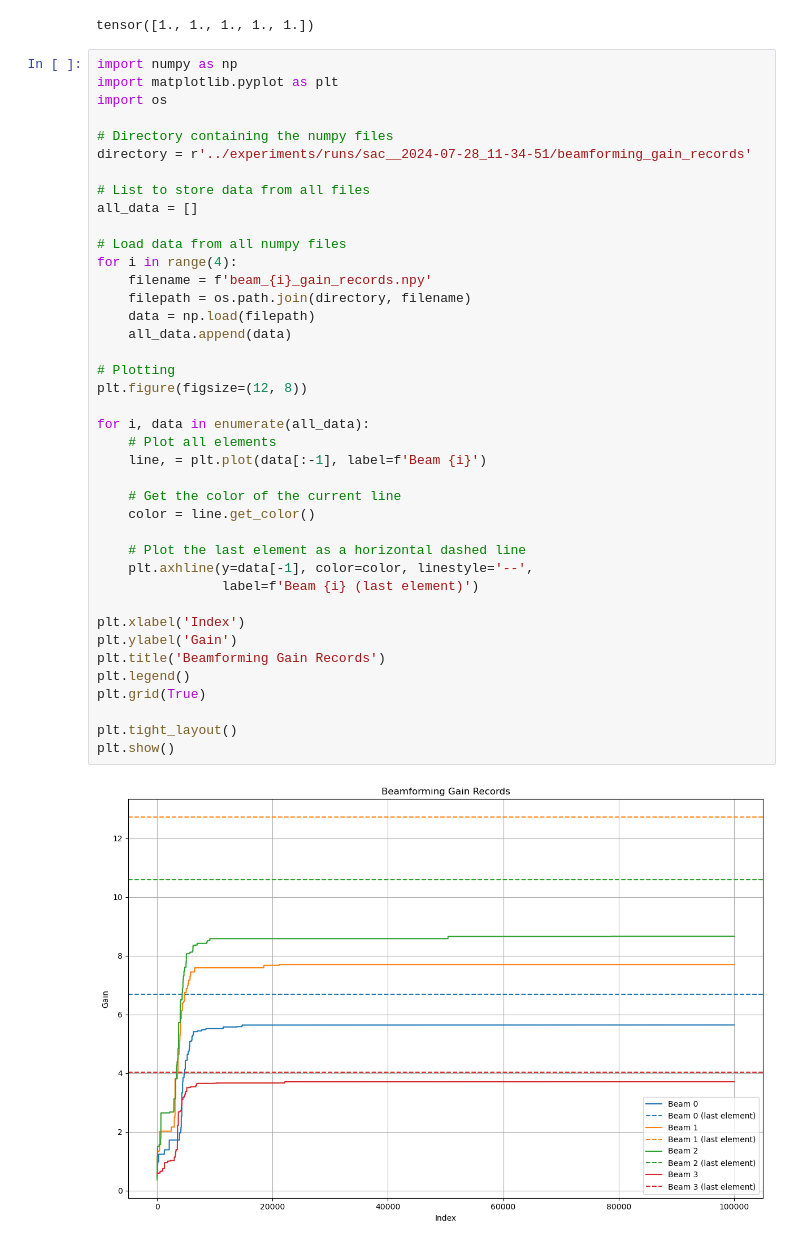
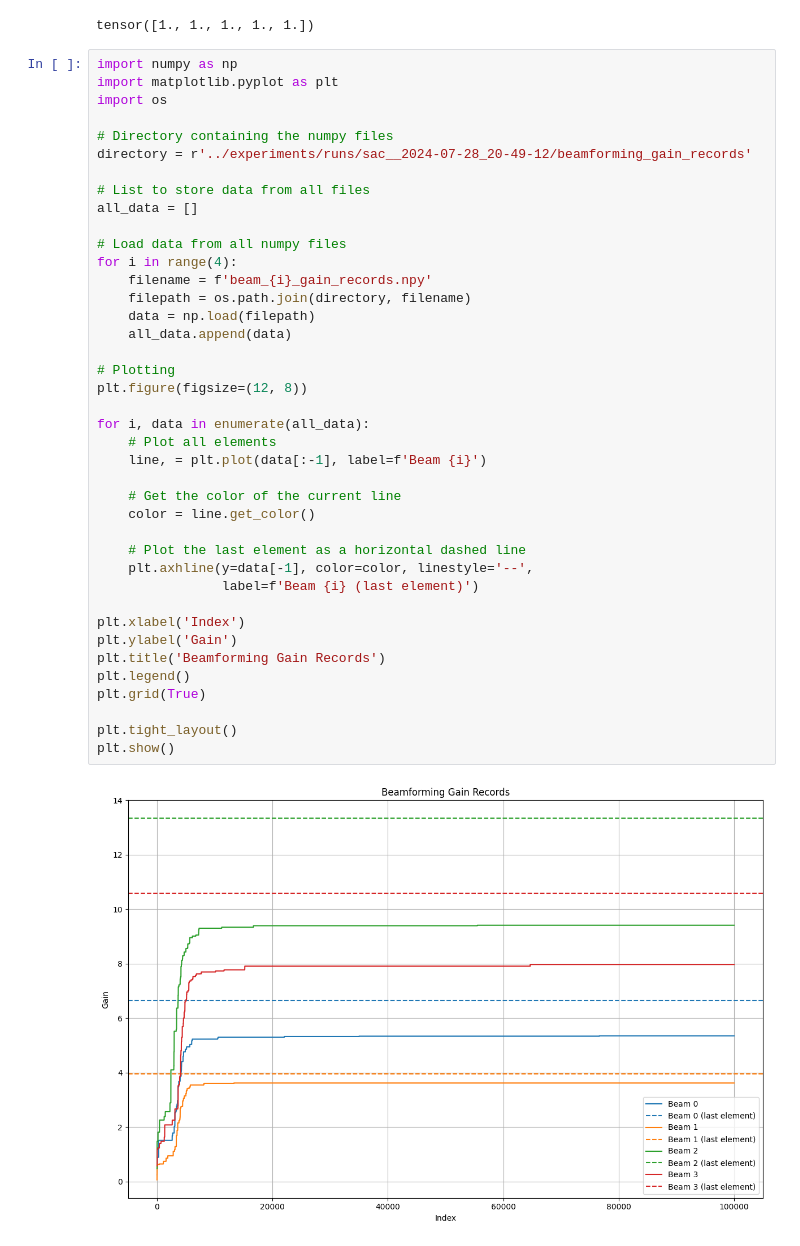
Before and after one commit to zakaria-narjis/beam-pattern-rlearning, a Jupyter notebook: notebooks/test.ipynb, the cells around one changed output. Saved outputs shown, nothing was run; the diff lists cells and outputs as text.

```diff
--- a/notebooks/test.ipynb
+++ b/notebooks/test.ipynb
@@ -9,7 +9,7 @@ import matplotlib.pyplot as plt
 import os
 
 # Directory containing the numpy files
-directory = r'../experiments/runs/sac__2024-07-28_11-34-51/beamforming_gain_records'
+directory = r'../experiments/runs/sac__2024-07-28_20-49-12/beamforming_gain_records'
 
 # List to store data from all files
 all_data = []
@@ -17,34 +17,34 @@ all_data = []
 # Load data from all numpy files
 for i in range(4):
     filename = f'beam_{i}_gain_records.npy'
     filepath = os.path.join(directory, filename)
     data = np.load(filepath)
     all_data.append(data)
 
 # Plotting
 plt.figure(figsize=(12, 8))
 
 for i, data in enumerate(all_data):
     # Plot all elements
     line, = plt.plot(data[:-1], label=f'Beam {i}')
 
     # Get the color of the current line
     color = line.get_color()
 
     # Plot the last element as a horizontal dashed line
     plt.axhline(y=data[-1], color=color, linestyle='--',
                 label=f'Beam {i} (last element)')
 
 plt.xlabel('Index')
 plt.ylabel('Gain')
 plt.title('Beamforming Gain Records')
 plt.legend()
 plt.grid(True)
 
 plt.tight_layout()
 plt.show()
 # %% [output]
-[figure, old version]
+[figure, new version]
 # %%
 import numpy as np
 import os
```
Also changed, not shown: parts of 1 cell of this notebook.
